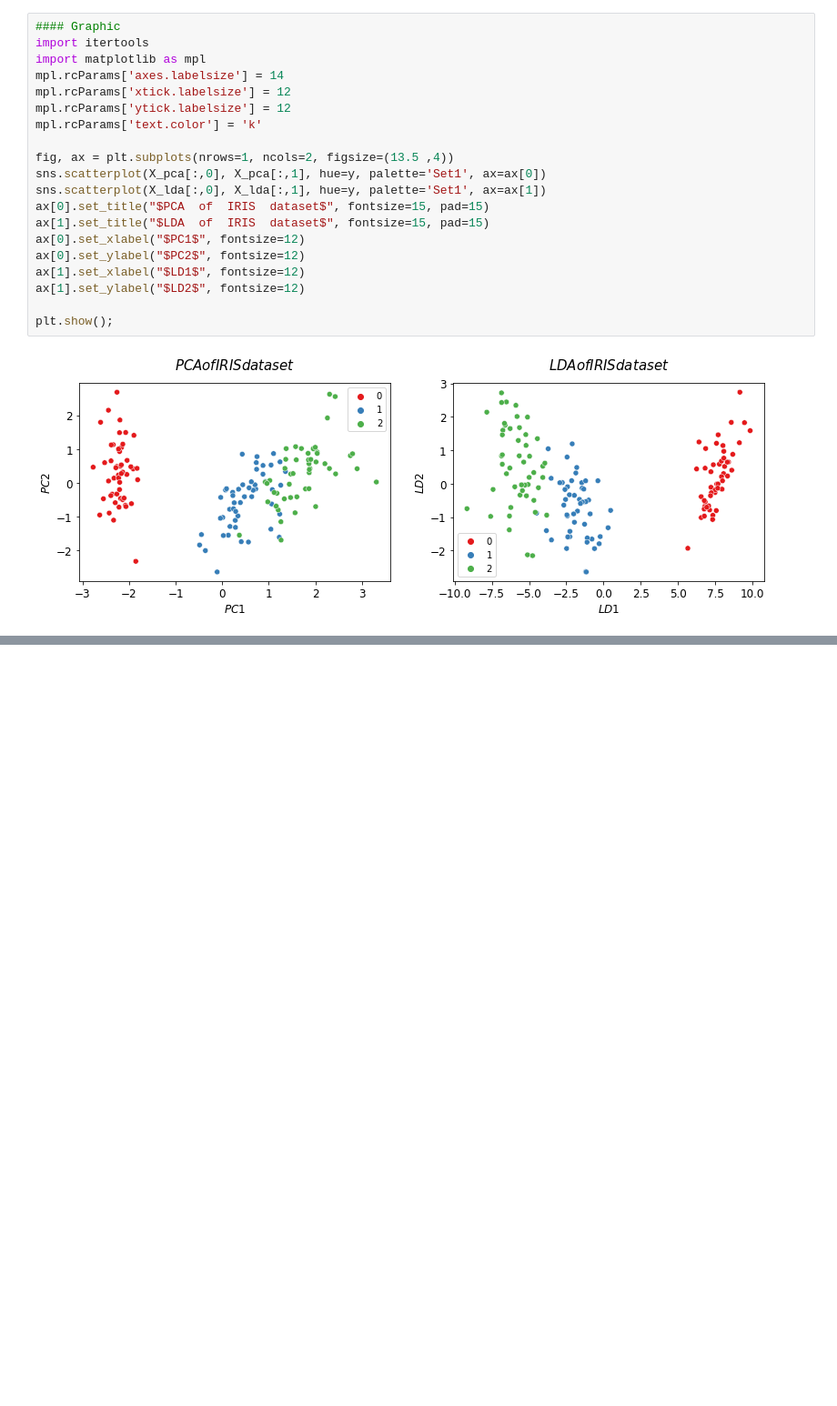
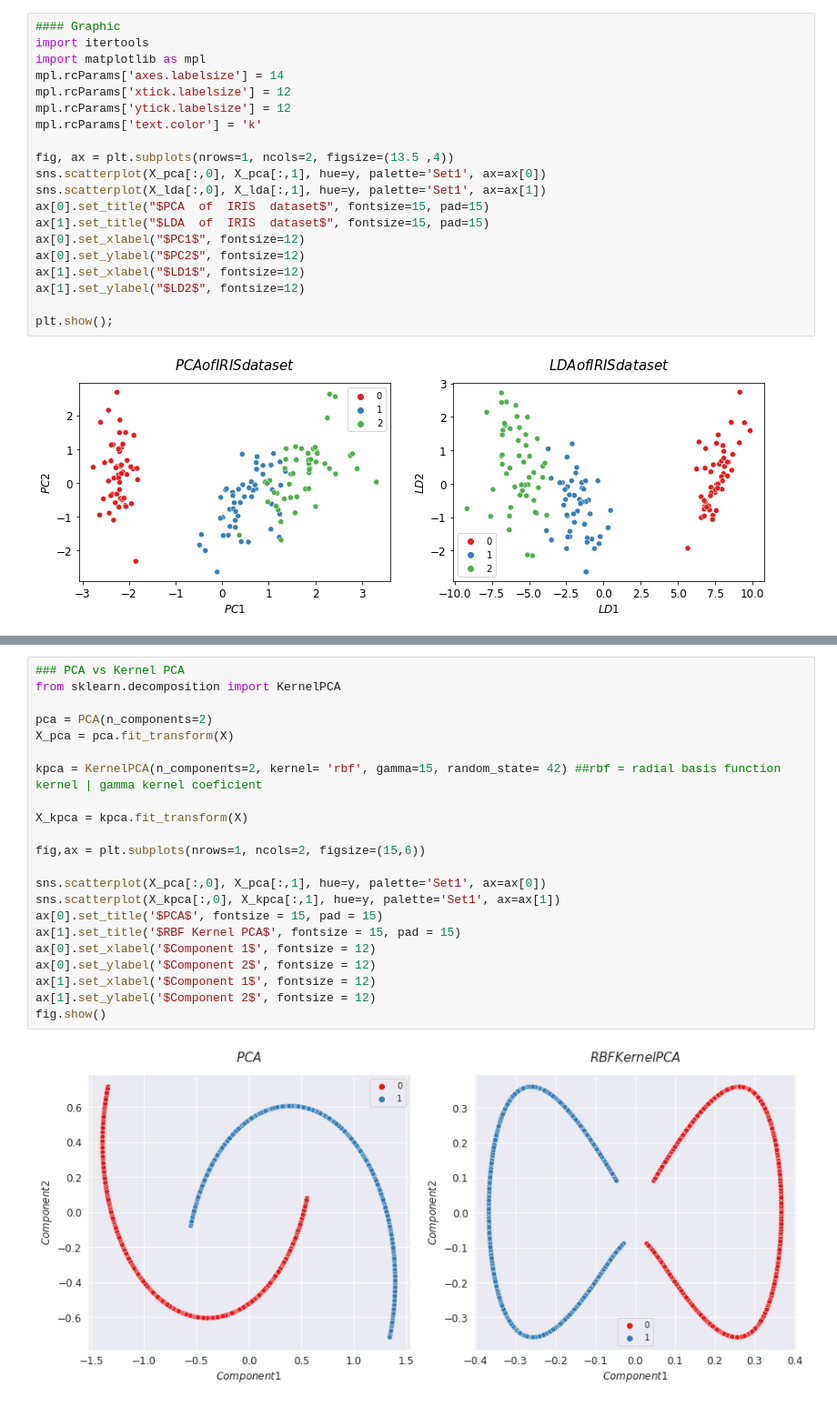
Before and after one commit to hatchdavid1/Dimensionality_reduction, a Jupyter notebook: Dimension_reduction.ipynb, the cells around one changed output, grey strips where cells are left out. Shown at 91% size. Cells and saved outputs as stored; diff of their text form; blank space fills up the shorter version.

```diff
--- a/Dimension_reduction.ipynb
+++ b/Dimension_reduction.ipynb
@@ -49,0 +62,24 @@ plt.show();
+# %%
+### PCA vs Kernel PCA
+from sklearn.decomposition import KernelPCA
+
+pca = PCA(n_components=2)
+X_pca = pca.fit_transform(X)
+
+kpca = KernelPCA(n_components=2, kernel= 'rbf', gamma=15, random_state= 42) ##rbf = radial basis function kernel | gamma kernel coeficient
+
+X_kpca = kpca.fit_transform(X)
+
+fig,ax = plt.subplots(nrows=1, ncols=2, figsize=(15,6))
+
+sns.scatterplot(X_pca[:,0], X_pca[:,1], hue=y, palette='Set1', ax=ax[0])
+sns.scatterplot(X_kpca[:,0], X_kpca[:,1], hue=y, palette='Set1', ax=ax[1])
+ax[0].set_title('$PCA$', fontsize = 15, pad = 15)
+ax[1].set_title('$RBF Kernel PCA$', fontsize = 15, pad = 15)
+ax[0].set_xlabel('$Component 1$', fontsize = 12)
+ax[0].set_ylabel('$Component 2$', fontsize = 12)
+ax[1].set_xlabel('$Component 1$', fontsize = 12)
+ax[1].set_ylabel('$Component 2$', fontsize = 12)
+fig.show()
+# %% [output]
+[figure, added]
```
Also changed, not shown: parts of 2 cells of this notebook.
